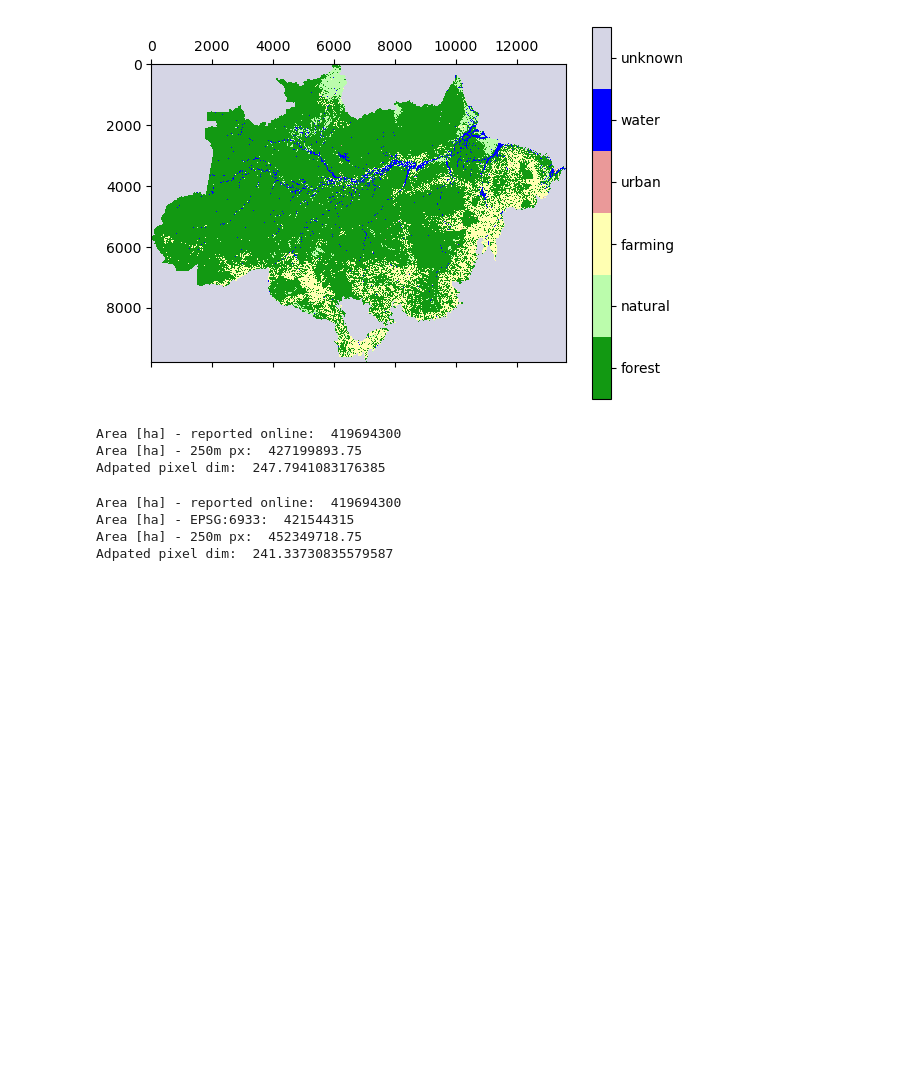
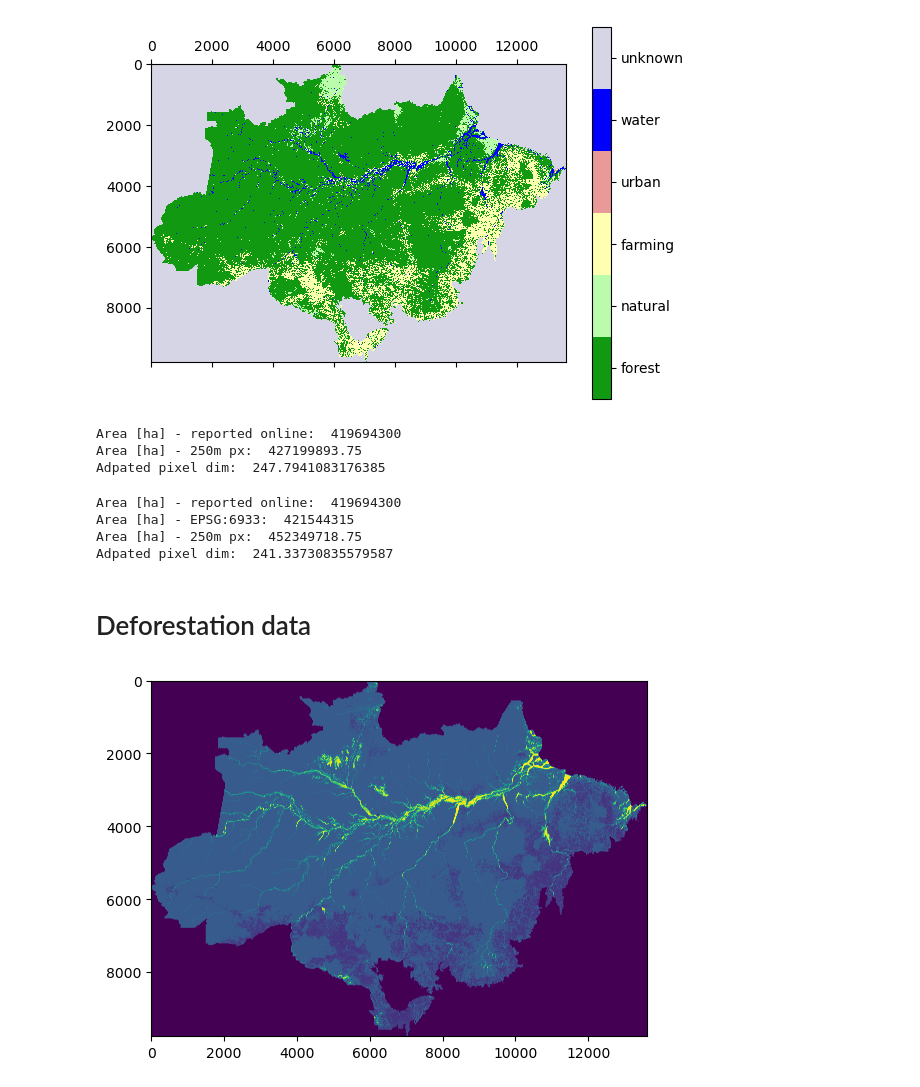
Before and after one commit to TimEngelmann/future-deforestation, a Jupyter notebook: notebooks/deforestation_rates.ipynb, the cells around one changed output. Saved outputs shown, nothing was run; the diff lists cells and outputs as text; code cells hidden in the pictures; blank space fills up the shorter version.

```diff
--- a/notebooks/deforestation_rates.ipynb
+++ b/notebooks/deforestation_rates.ipynb
@@ -223,3 +223,5 @@ for year_start, year_end in zip(np.arange(2000,2020),np.arange(2001,2021)):
     deforestation_rate_raw.append(np.sum(transition_data) * adapted_px_dim_untransform**2 / 10000)
 # %%
 reported = [1658674.60, 1886757.99, 2569816.57, 2241427.52, 1856240.31, 1358708.47, 1040013.11, 969637.09, 531704.23, 463594.51, 547810.70,470476.73, 574083.73,544083.04,705946.23,895557.06,694287.44,792901.58,740159.18,710286.58]
+# %% [markdown]
+# Deforestation data
@@ -225,0 +262,26 @@ reported = [1658674.60, 1886757.99, 2569816.57, 2241427.52, 1856240.31, 1358708.
+# %%
+def load_deforestation_data(year, shape=None, resolution=250, folder="raw"):
+    path_bio = f"../data/{folder}/biomass/amazonia/{resolution}m/deforestation/"
+    path_bio = path_bio + f"mapbiomas-brazil-collection-70-amazonia-{year}.tif"
+    nodata = 750
+    with rasterio.open(path_bio) as src:
+        out_meta = src.meta
+        if shape is not None:
+            bio_data, out_transform = rasterio.mask.mask(src, shape, crop=True, nodata=nodata)
+            bio_data = bio_data.squeeze()
+            out_meta.update({"driver": "GTiff",
+                 "height": bio_data.shape[0],
+                 "width": bio_data.shape[1],
+                 "transform": out_transform})
+        else:
+            bio_data = src.read(1)
+    # bio_data = torch.from_numpy(bio_data)
+    return bio_data, out_meta
+# %%
+deforestation_2019, _ = load_deforestation_data(2019)
+deforestation_2019 = (deforestation_2019/100).astype(np.uint8)
+# %%
+plt.imshow(deforestation_2019)
+plt.show()
+# %% [output]
+[figure, added]
```
Also changed, not shown: parts of 8 cells of this notebook.
